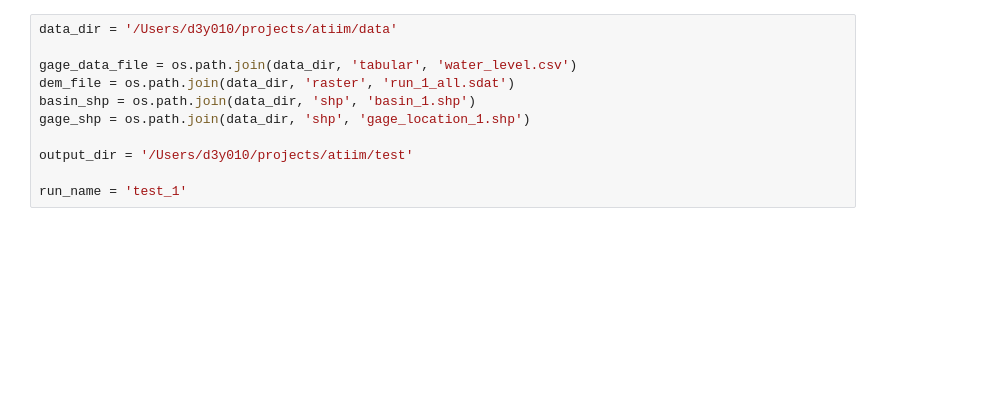
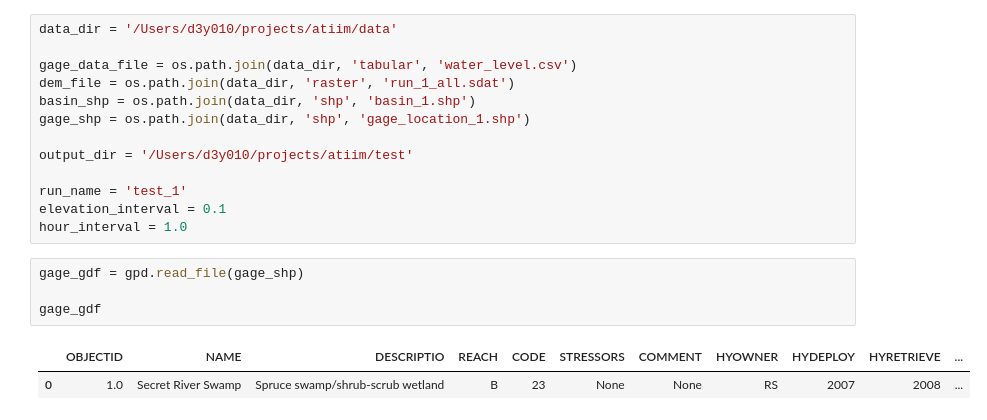
Before and after one commit to crvernon/atiim, a Jupyter notebook: noteboooks/quickstarter.ipynb, the cells around one changed output. Drawn from its saved outputs; the diff is of its cells as text; blank space fills up the shorter version.

```diff
--- a/noteboooks/quickstarter.ipynb
+++ b/noteboooks/quickstarter.ipynb
@@ -23,3 +31,12 @@ gage_shp = os.path.join(data_dir, 'shp', 'gage_location_1.shp')
 output_dir = '/Users/d3y010/projects/atiim/test'
 
 run_name = 'test_1'
+elevation_interval = 0.1
+hour_interval = 1.0
+# %%
+gage_gdf = gpd.read_file(gage_shp)
+
+gage_gdf
+# %% [output]
+|  | OBJECTID | NAME | DESCRIPTIO | REACH | CODE | STRESSORS | COMMENT | HYOWNER | HYDEPLOY | HYRETRIEVE | ... |
+| 0 | 1.0 | Secret River Swamp | Spruce swamp/shrub-scrub wetland | B | 23 | None | None | RS | 2007 | 2008 | ... |
```
Also changed, not shown: parts of 16 cells of this notebook.
